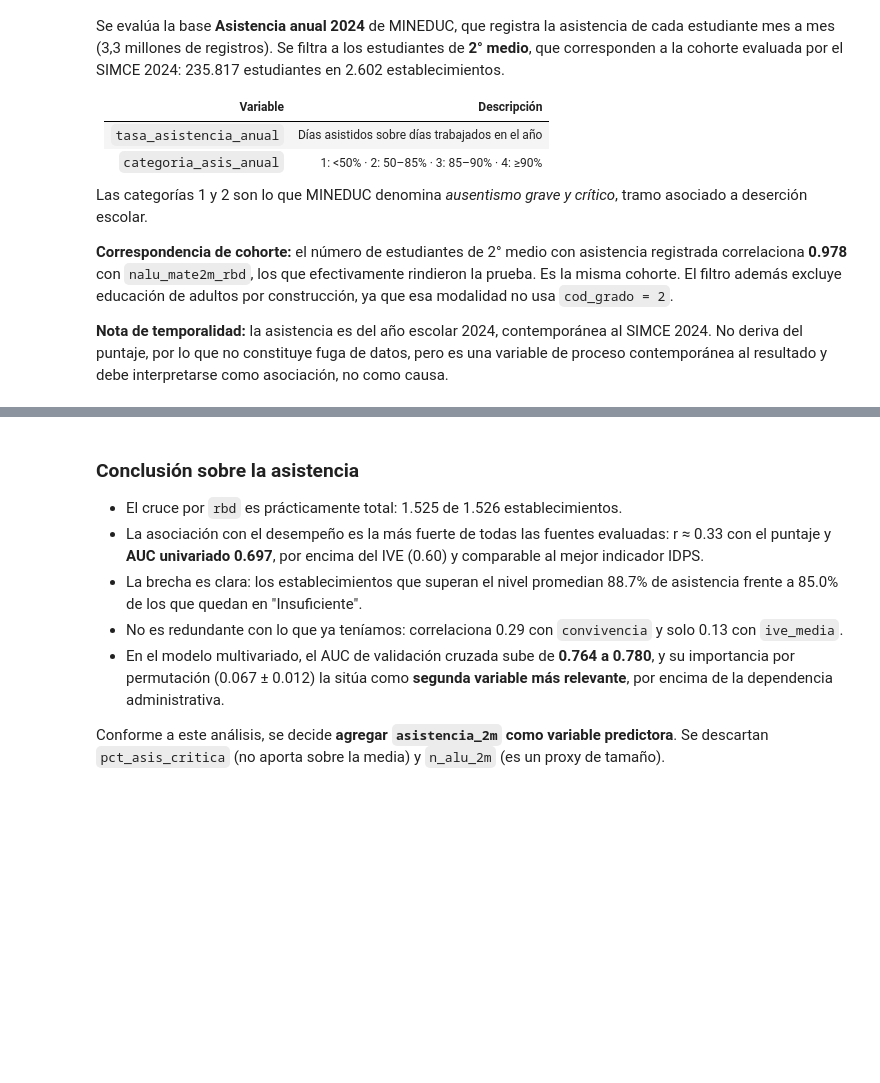
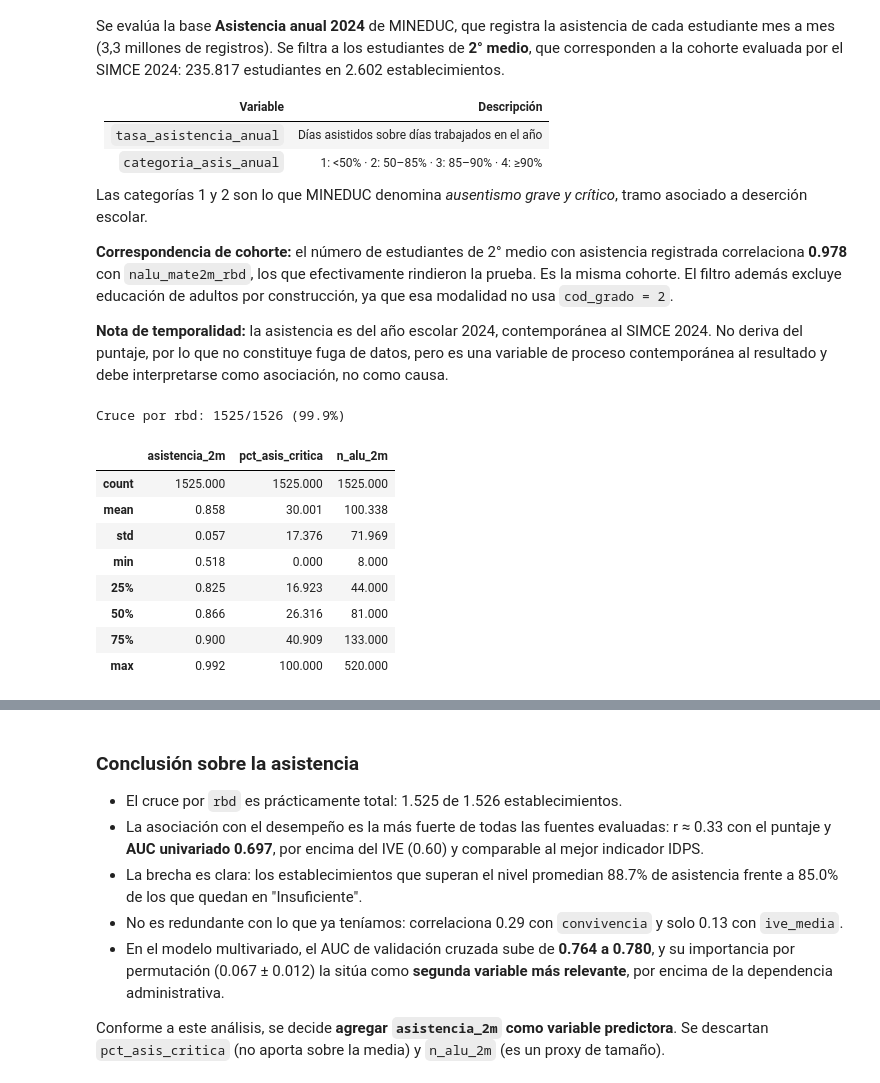
Before and after one commit to vcanalesg/dcc_taller_proyecto_g4, a Jupyter notebook: EDAyPreprocesamiento_01.ipynb, the cells around one changed output, grey strips where cells are left out. Saved outputs shown, nothing was run; the diff lists cells and outputs as text; code cells hidden in the pictures; blank space fills up the shorter version.

Commit message:
nueva base tareas

```diff
--- a/EDAyPreprocesamiento_01.ipynb
+++ b/EDAyPreprocesamiento_01.ipynb
@@ -2020,11 +2056,27 @@ Las categorías 1 y 2 son lo que MINEDUC denomina *ausentismo grave y crítico*,
 
 **Nota de temporalidad:** la asistencia es del año escolar 2024, contemporánea al SIMCE 2024. No deriva del puntaje, por lo que no constituye fuga de datos, pero es una variable de proceso contemporánea al resultado y debe interpretarse como asociación, no como causa.
 # %%
-base_asist = base_corr.merge(asist, on="rbd", how="left")
+base_asist = (
+    base
+    .merge(ive[["rbd", "ive_media"]], on="rbd", how="left")
+    .merge(creencias_genero_rbd[["rbd", "promedio_estandarizado", "pct_acuerdo_promedio"]], on="rbd", how="left")
+    .merge(asist, on="rbd", how="left")
+)
 n_match = base_asist["asistencia_2m"].notna().sum()
 print(f'Cruce por rbd: {n_match}/{base_asist.shape[0]} ({n_match / base_asist.shape[0] * 100:.1f}%)')
 print()
 base_asist[["asistencia_2m", "pct_asis_critica", "n_alu_2m"]].describe().round(3)
+# %% [output]
+Cruce por rbd: 1525/1526 (99.9%)
+|  | asistencia_2m | pct_asis_critica | n_alu_2m |
+| count | 1525.000 | 1525.000 | 1525.000 |
+| mean | 0.858 | 30.001 | 100.338 |
+| std | 0.057 | 17.376 | 71.969 |
+| min | 0.518 | 0.000 | 8.000 |
+| 25% | 0.825 | 16.923 | 44.000 |
+| 50% | 0.866 | 26.316 | 81.000 |
+| 75% | 0.900 | 40.909 | 133.000 |
+| max | 0.992 | 100.000 | 520.000 |
 # %%
 fig, axes = plt.subplots(1, 2, figsize=(12, 4))
 
```
Also changed, not shown: parts of 13 cells of this notebook, 1 other file.
